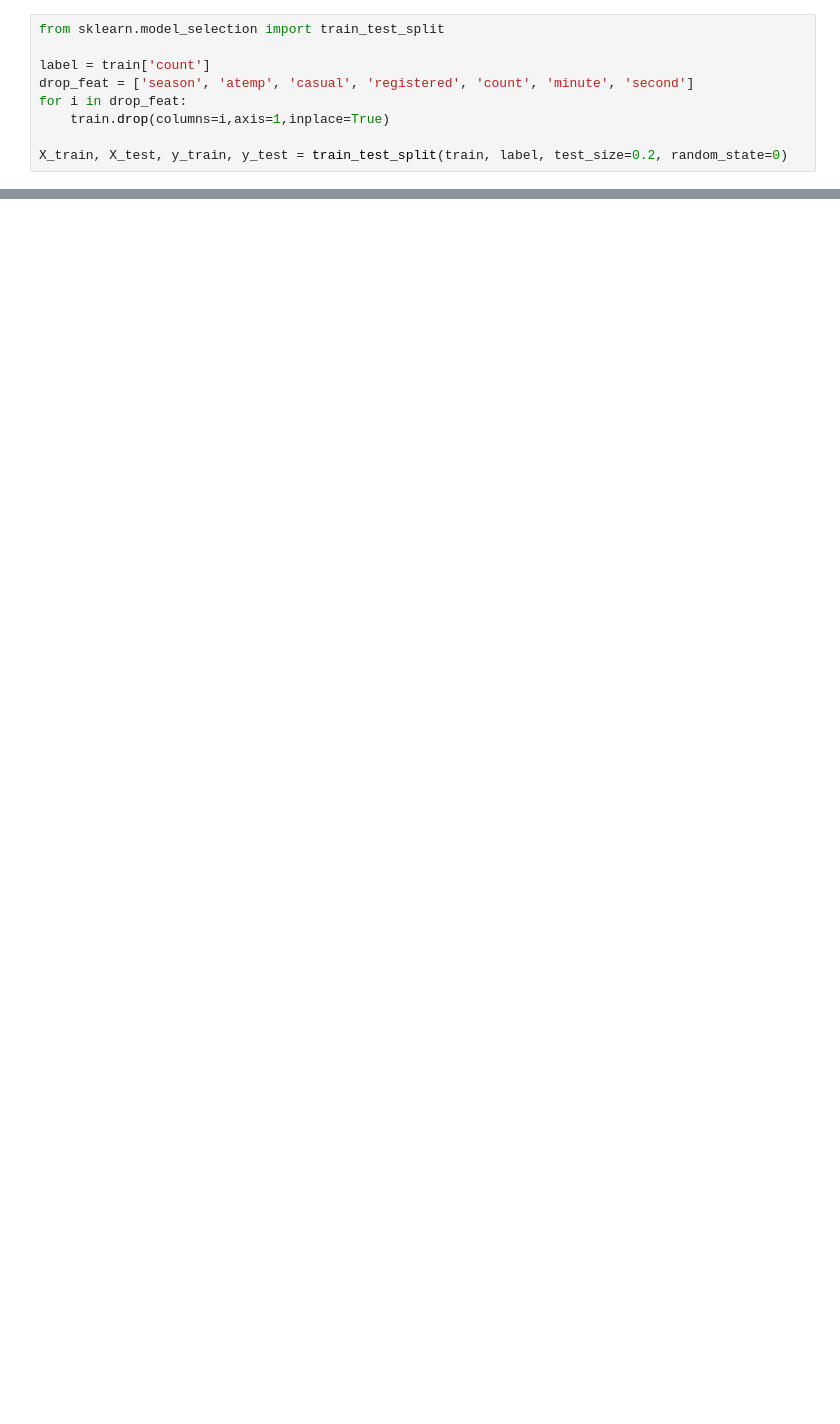
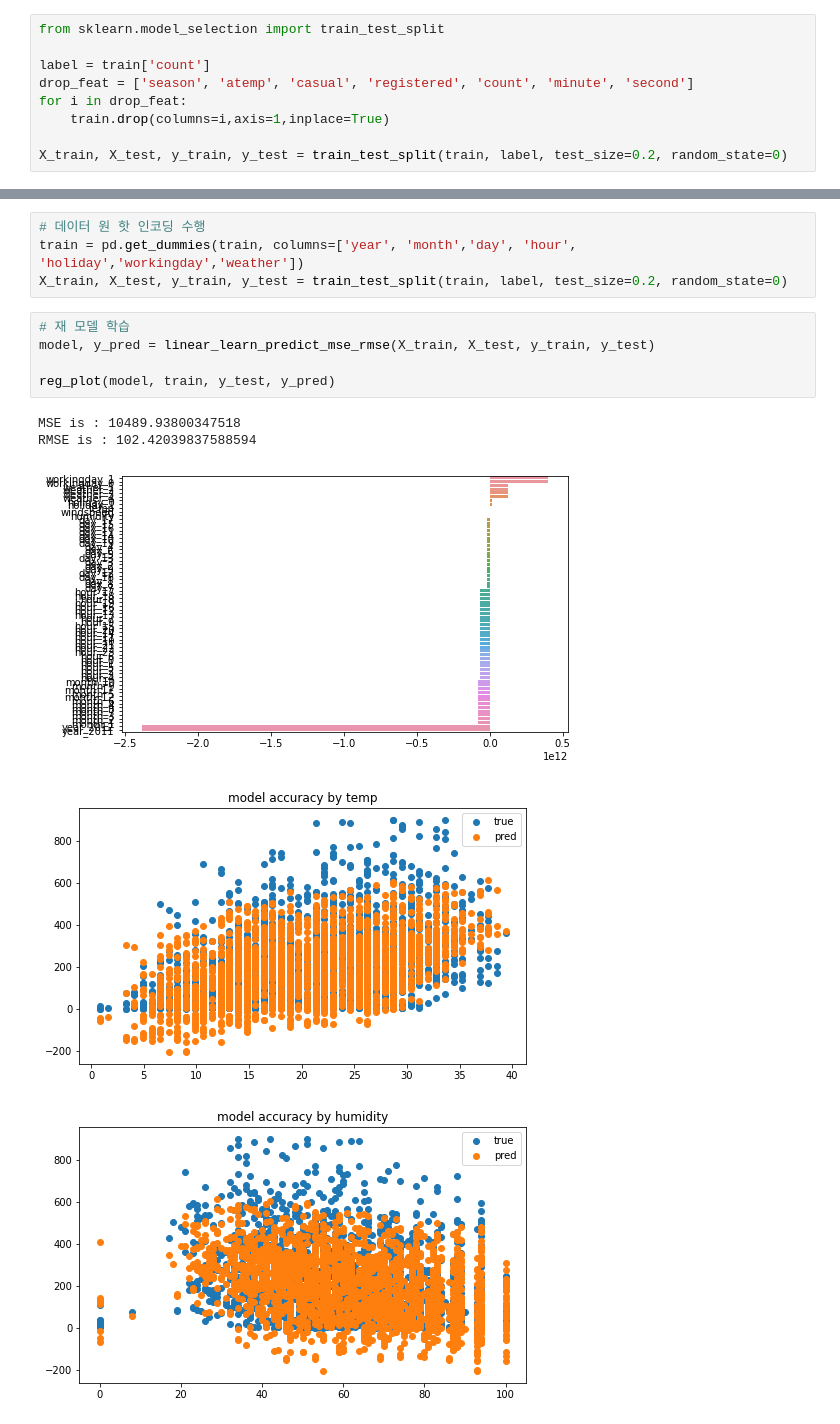
Before and after one commit to yengerche/AIFFEL_quest_rs, a Jupyter notebook: Exploration/Ex01/Ex01_project_2.ipynb, the cells around one changed output, grey strips where cells are left out. Cells and saved outputs as stored; diff of their text form; blank space fills up the shorter version.

```diff
--- a/Exploration/Ex01/Ex01_project_2.ipynb
+++ b/Exploration/Ex01/Ex01_project_2.ipynb
@@ -115,0 +131,15 @@ plt.show()
+# %%
+# 데이터 원 핫 인코딩 수행
+train = pd.get_dummies(train, columns=['year', 'month','day', 'hour', 'holiday','workingday','weather'])
+X_train, X_test, y_train, y_test = train_test_split(train, label, test_size=0.2, random_state=0)
+# %%
+# 재 모델 학습
+model, y_pred = linear_learn_predict_mse_rmse(X_train, X_test, y_train, y_test)
+
+reg_plot(model, train, y_test, y_pred)
+# %% [output]
+MSE is : 10489.93800347518
+RMSE is : 102.42039837588594
+[figure, added]
+[figure, added]
+[figure, added]
```
Also changed, not shown: parts of 6 cells of this notebook, 1 other file.
